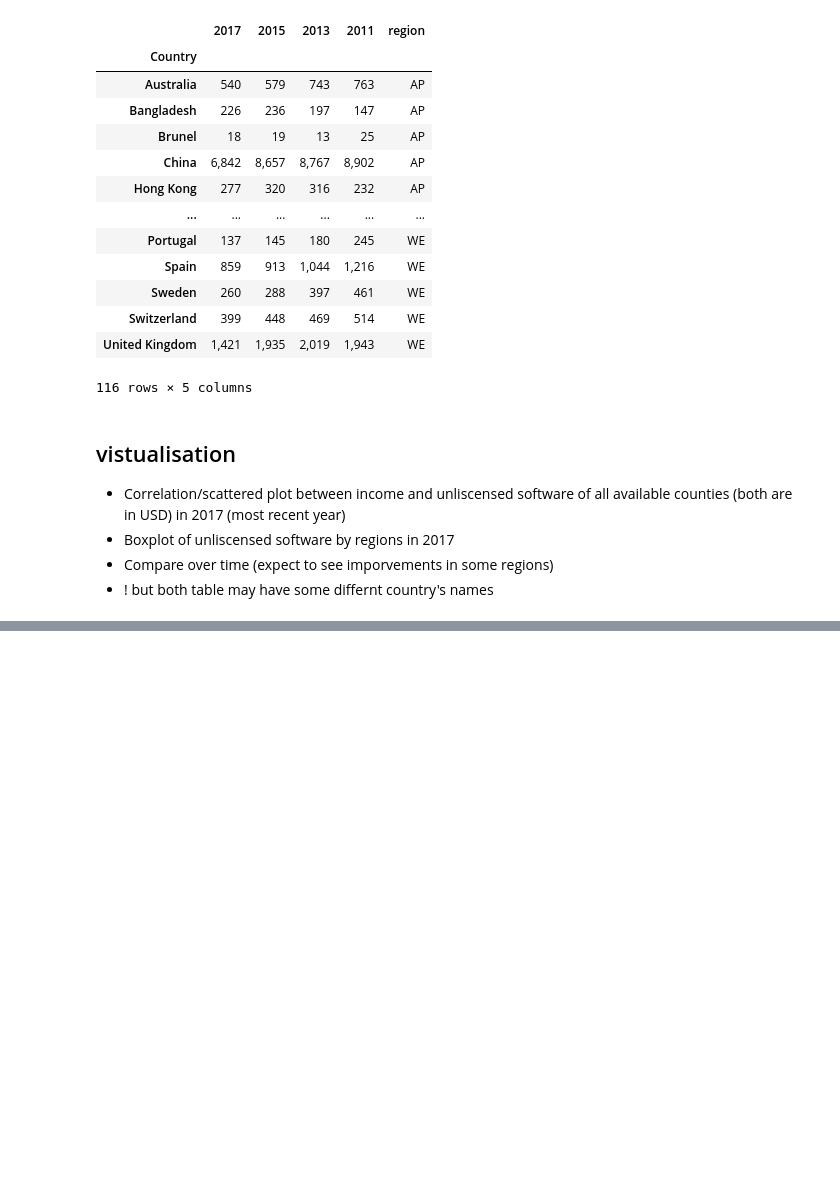
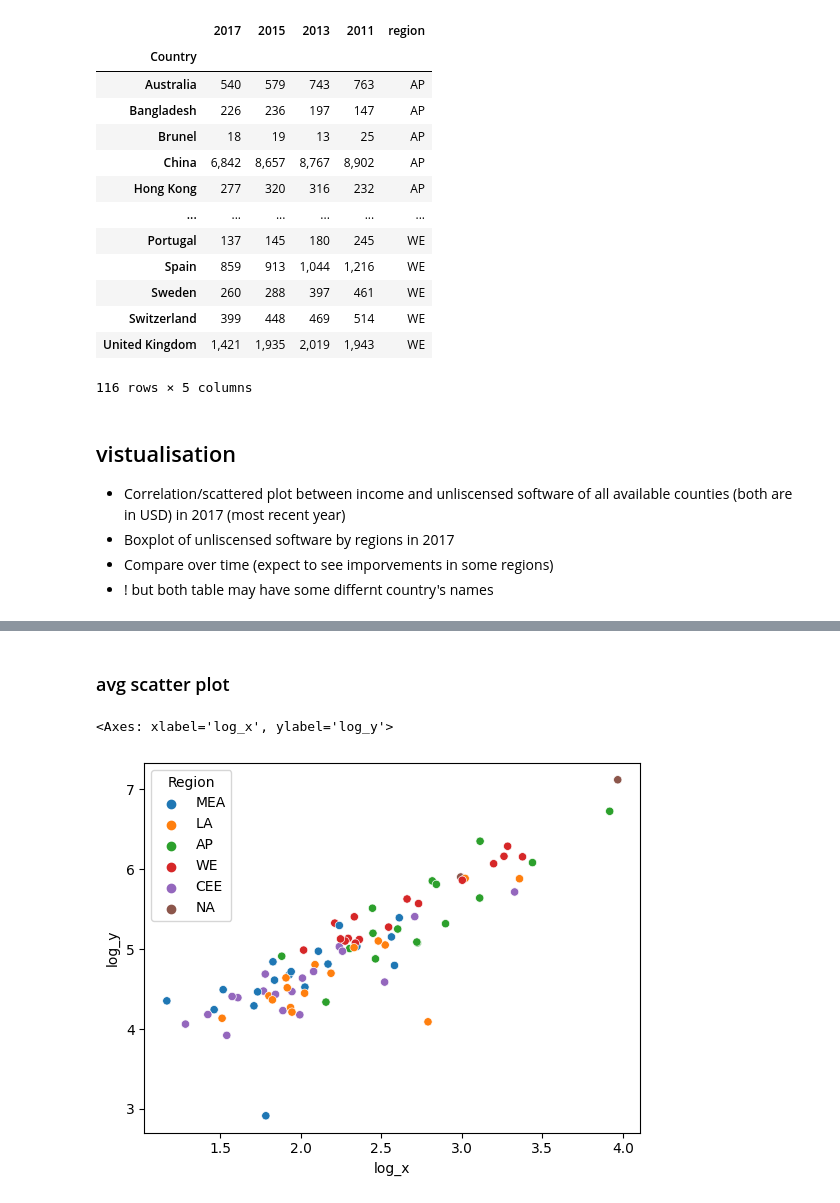
Before and after one commit to purachai-phonwisut/machine_learning_project, a Jupyter notebook: Bank.ipynb, the cells around one changed output, grey strips where cells are left out. Drawn from its saved outputs; the diff is of its cells as text; code cells hidden in the pictures; blank space fills up the shorter version.

```diff
--- a/Bank.ipynb
+++ b/Bank.ipynb
@@ -79,0 +171,10 @@ data_long_format
+# %%
+# copy index
+index_copy = usage.index
+# %%
+income = income_raw.pivot(index= 'Country', columns='Year', values='Income (Million USD)')
+income.drop([2012, 2014, 2016], axis=1, inplace=True)
+income['avg'] = income.mean(axis=1)
+income.index = index_copy
+
+income
@@ -79,0 +196,12 @@ data_long_format
+# %%
+# since we cant visualise a graph from multiple tables -> create new avg table start from creating usage table
+avg_usg_inc = pd.DataFrame(data = usage['avg'], index = index_copy)
+avg_usg_inc.rename(columns={'avg':'avg usage'}, inplace=True)
+
+# add avg income into the table
+avg_usg_inc['avg income'] = income['avg']
+
+# convert indices into cols in order to use hue
+avg_usg_inc = avg_usg_inc.reset_index()
+
+avg_usg_inc
@@ -79,0 +222,8 @@ data_long_format
+# %%
+# axis transformation
+import numpy as np
+
+avg_usg_inc['log_x'] = np.log10(avg_usg_inc['avg usage'])
+avg_usg_inc['log_y'] = np.log10(avg_usg_inc['avg income'])
+
+avg_usg_inc
@@ -79,0 +244,7 @@ data_long_format
+# %% [markdown]
+### avg scatter plot
+# %%
+sns.scatterplot(x = avg_usg_inc['log_x'], y =avg_usg_inc['log_y'], hue = avg_usg_inc['Region'])
+# %% [output]
+<Axes: xlabel='log_x', ylabel='log_y'>
+[figure, added]
```
Also changed, not shown: parts of 12 cells of this notebook, 1 other file.
